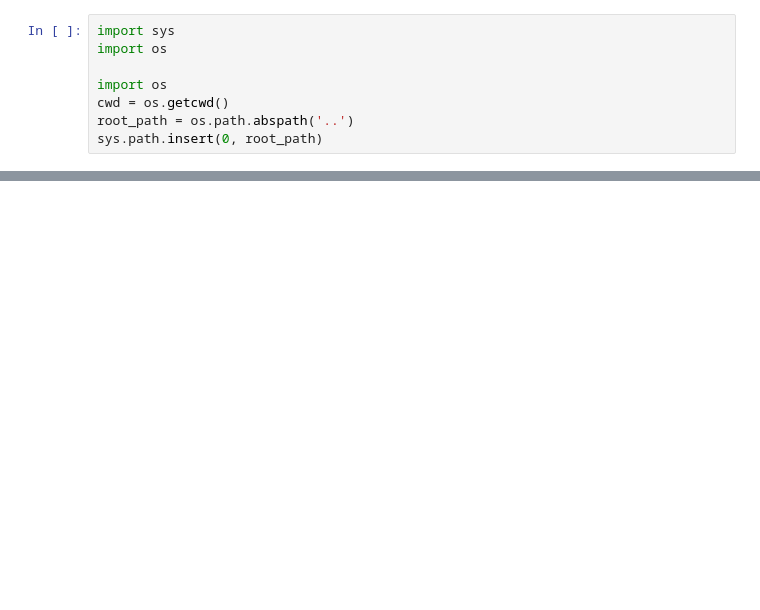
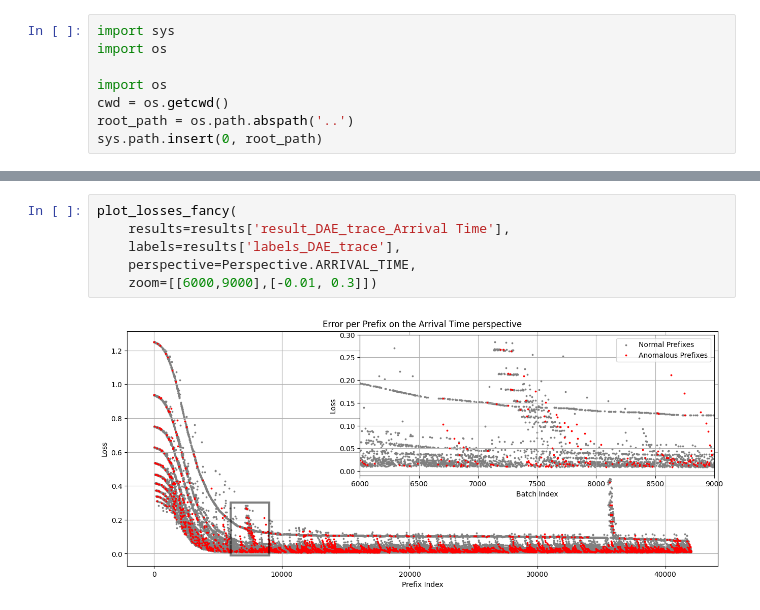
Before and after one commit to ronaldvandenbroek/BPAD, a Jupyter notebook: analysis/raw_results.ipynb, the cells around one changed output, grey strips where cells are left out. Saved outputs shown, nothing was run; the diff lists cells and outputs as text; blank space fills up the shorter version.

```diff
--- a/analysis/raw_results.ipynb
+++ b/analysis/raw_results.ipynb
@@ -157,0 +142,8 @@ plot_losses_fancy(losses, ['Test', 'Test2'], zoom=True)
+# %%
+plot_losses_fancy(
+    results=results['result_DAE_trace_Arrival Time'],
+    labels=results['labels_DAE_trace'],
+    perspective=Perspective.ARRIVAL_TIME,
+    zoom=[[6000,9000],[-0.01, 0.3]])
+# %% [output]
+[figure, added]
```
Also changed, not shown: parts of 25 cells of this notebook, 4 other files.
